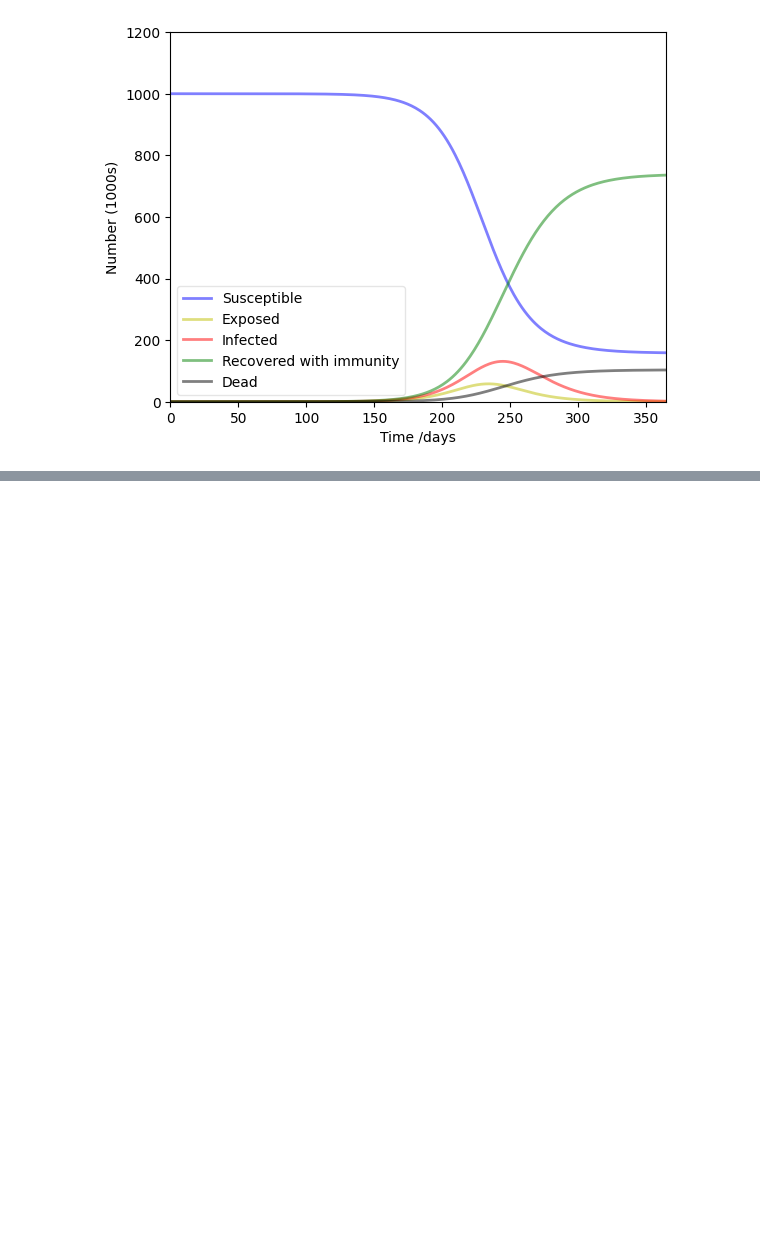
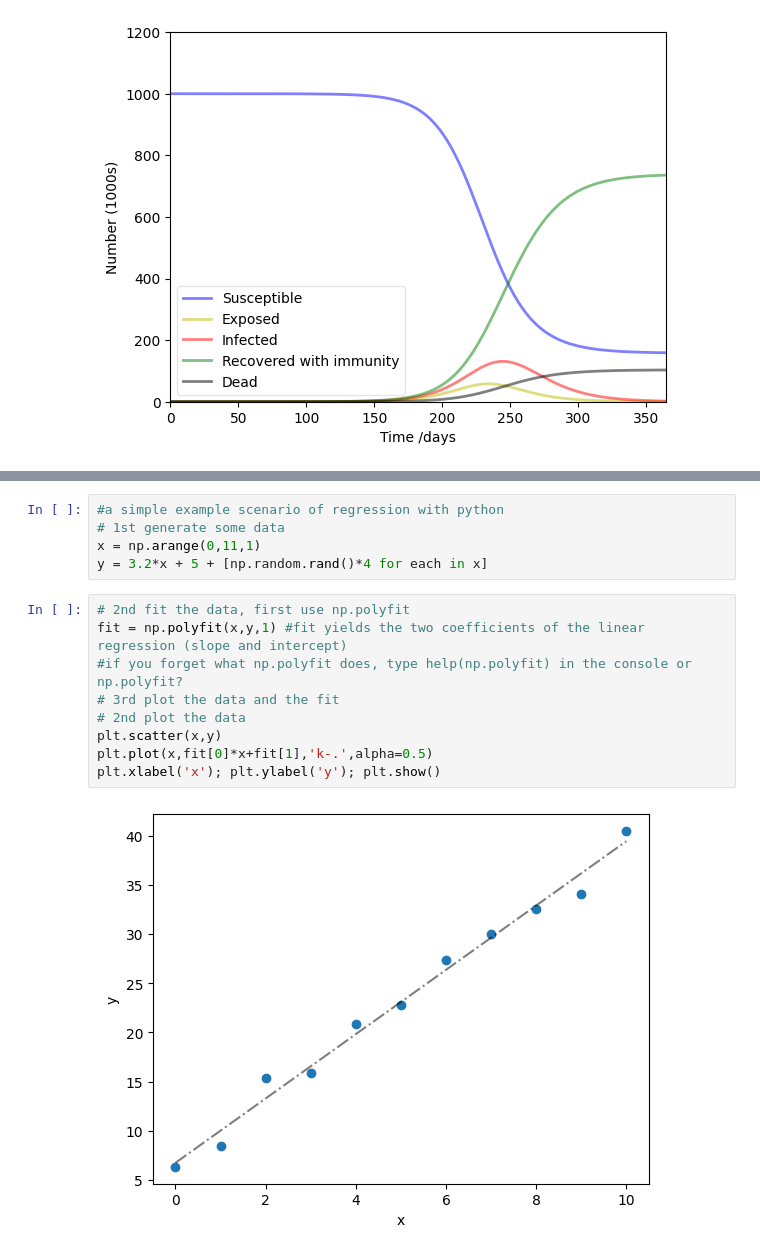
Before and after one commit to clint-bg/comptools, a Jupyter notebook: _build/jupyter_execute/lectures/28-FinalReview.ipynb, the cells around one changed output, grey strips where cells are left out. Drawn from its saved outputs; the diff is of its cells as text; blank space fills up the shorter version.

```diff
--- a/_build/jupyter_execute/lectures/28-FinalReview.ipynb
+++ b/_build/jupyter_execute/lectures/28-FinalReview.ipynb
@@ -74,0 +89,16 @@ plt.show()
+# %%
+#a simple example scenario of regression with python
+# 1st generate some data
+x = np.arange(0,11,1)
+y = 3.2*x + 5 + [np.random.rand()*4 for each in x]
+# %%
+# 2nd fit the data, first use np.polyfit
+fit = np.polyfit(x,y,1) #fit yields the two coefficients of the linear regression (slope and intercept)
+#if you forget what np.polyfit does, type help(np.polyfit) in the console or np.polyfit?
+# 3rd plot the data and the fit
+# 2nd plot the data
+plt.scatter(x,y)
+plt.plot(x,fit[0]*x+fit[1],'k-.',alpha=0.5)
+plt.xlabel('x'); plt.ylabel('y'); plt.show()
+# %% [output]
+[figure, added]
```
Also changed, not shown: parts of 10 cells of this notebook, 7 other files.
